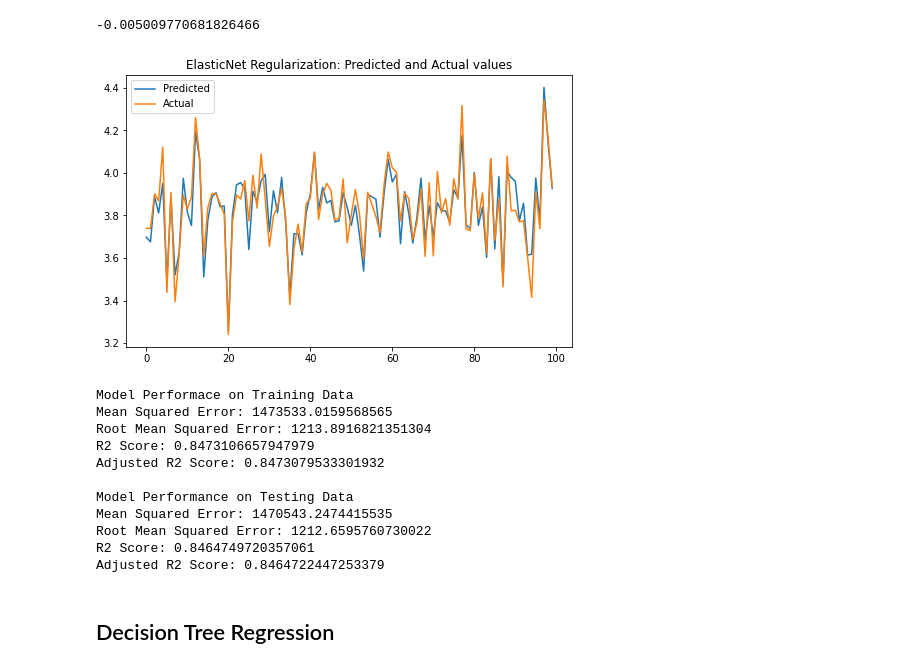
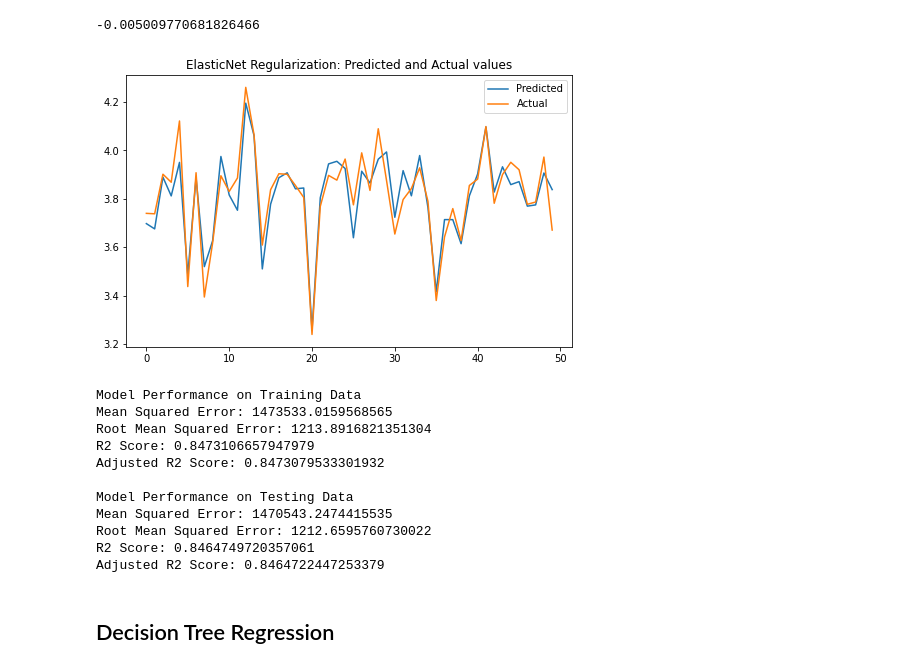
Before and after one commit to nihalhabeeb/Retail-Sales-Prediction, a Jupyter notebook: Retail_Sales_Prediction_Capstone_Project.ipynb, the cells around one changed output. Saved outputs shown, nothing was run; the diff lists cells and outputs as text; code cells hidden in the pictures.

Commit message:
Additional plots and minor error correction

```diff
--- a/Retail_Sales_Prediction_Capstone_Project.ipynb
+++ b/Retail_Sales_Prediction_Capstone_Project.ipynb
@@ -898,13 +959,13 @@ y_train_pred_elastic = elastic_regression.predict(X_train)
 # %%
 # plotting predicted and actual values
 plt.figure(figsize=(8,5))
-plt.plot(y_pred_elastic[:100])
-plt.plot(np.array(y_test[:100]))
+plt.plot(y_pred_elastic[:50])
+plt.plot(np.array(y_test[:50]))
 plt.legend(["Predicted","Actual"])
 plt.title("ElasticNet Regularization: Predicted and Actual values")
 plt.show()
 # %% [output]
-[figure, old version]
+[figure, new version]
 # %%
 # mean squared error of model on training dataset
 # comparison between actual sales and predicted sales
@@ -927,7 +988,7 @@ r2_score_test_elastic = r2_score(10**(y_test), 10**(y_pred_elastic))
 adjusted_r2_train_elastic = 1 - ((1 - r2_score_train_elastic)*(N - 1))/(N - p - 1)
 adjusted_r2_test_elastic = 1 - ((1 - r2_score_test_elastic)*(N - 1))/(N - p - 1)
 # %%
-print('Model Performace on Training Data')
+print('Model Performance on Training Data')
 print('Mean Squared Error:',ms_train_elastic)
 print('Root Mean Squared Error:',rms_train_elastic)
 print('R2 Score:', r2_score_train_elastic)
@@ -938,7 +999,7 @@ print('Root Mean Squared Error:',rms_test_elastic)
 print('R2 Score:', r2_score_test_elastic)
 print('Adjusted R2 Score:', adjusted_r2_test_elastic)
 # %% [output]
-Model Performace on Training Data
+Model Performance on Training Data
 Mean Squared Error: 1473533.0159568565
 Root Mean Squared Error: 1213.8916821351304
 R2 Score: 0.8473106657947979
```
Also changed, not shown: parts of 29 cells of this notebook.
